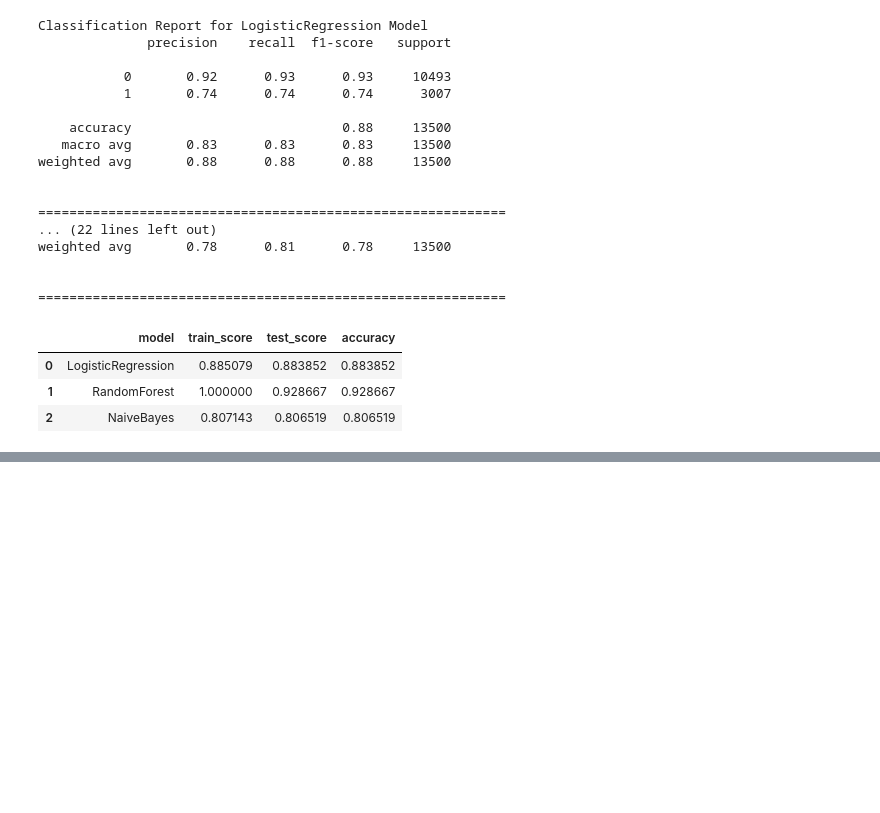
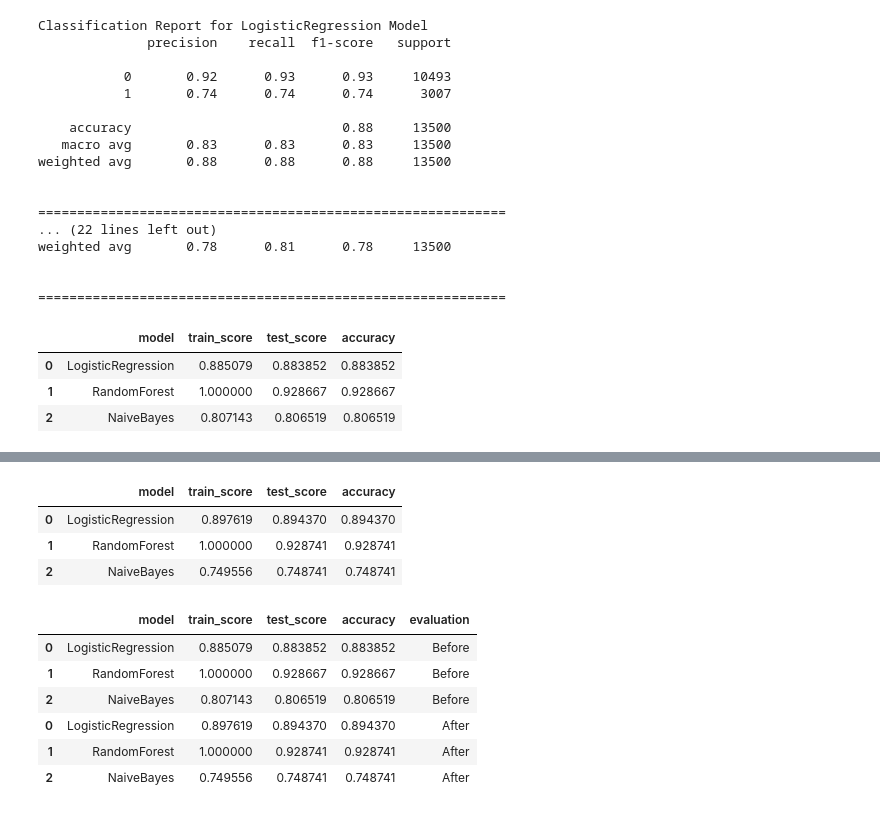
Before and after one commit to codeboyz12/data_science_cv, a Jupyter notebook: classification/loan_approval.ipynb, the cells around one changed output, grey strips where cells are left out. Cells and saved outputs as stored; diff of their text form; code cells hidden in the pictures; blank space fills up the shorter version.

```diff
--- a/classification/loan_approval.ipynb
+++ b/classification/loan_approval.ipynb
@@ -187,7 +187,7 @@ for name, model in models.items():
         'model': name,
         'train_score': train_score,
         'test_score': test_score,
-        'accuracy': accuracy
+        'accuracy': accuracy,
     })
 
     print(f'Classification Report for {name} Model')
@@ -228,0 +277,22 @@ performance_df
+# %%
+performance_evaluated_df = pd.DataFrame(performance_evaluated_reccord)
+performance_evaluated_df
+# %% [output]
+|  | model | train_score | test_score | accuracy |
+| 0 | LogisticRegression | 0.897619 | 0.894370 | 0.894370 |
+| 1 | RandomForest | 1.000000 | 0.928741 | 0.928741 |
+| 2 | NaiveBayes | 0.749556 | 0.748741 | 0.748741 |
+# %%
+performance_df["evaluation"] = "Before"
+performance_evaluated_df["evaluation"] = "After"
+
+performance = pd.concat([performance_df, performance_evaluated_df])
+performance
+# %% [output]
+|  | model | train_score | test_score | accuracy | evaluation |
+| 0 | LogisticRegression | 0.885079 | 0.883852 | 0.883852 | Before |
+| 1 | RandomForest | 1.000000 | 0.928667 | 0.928667 | Before |
+| 2 | NaiveBayes | 0.807143 | 0.806519 | 0.806519 | Before |
+| 0 | LogisticRegression | 0.897619 | 0.894370 | 0.894370 | After |
+| 1 | RandomForest | 1.000000 | 0.928741 | 0.928741 | After |
+| 2 | NaiveBayes | 0.749556 | 0.748741 | 0.748741 | After |
```
Also changed, not shown: parts of 4 cells of this notebook.
